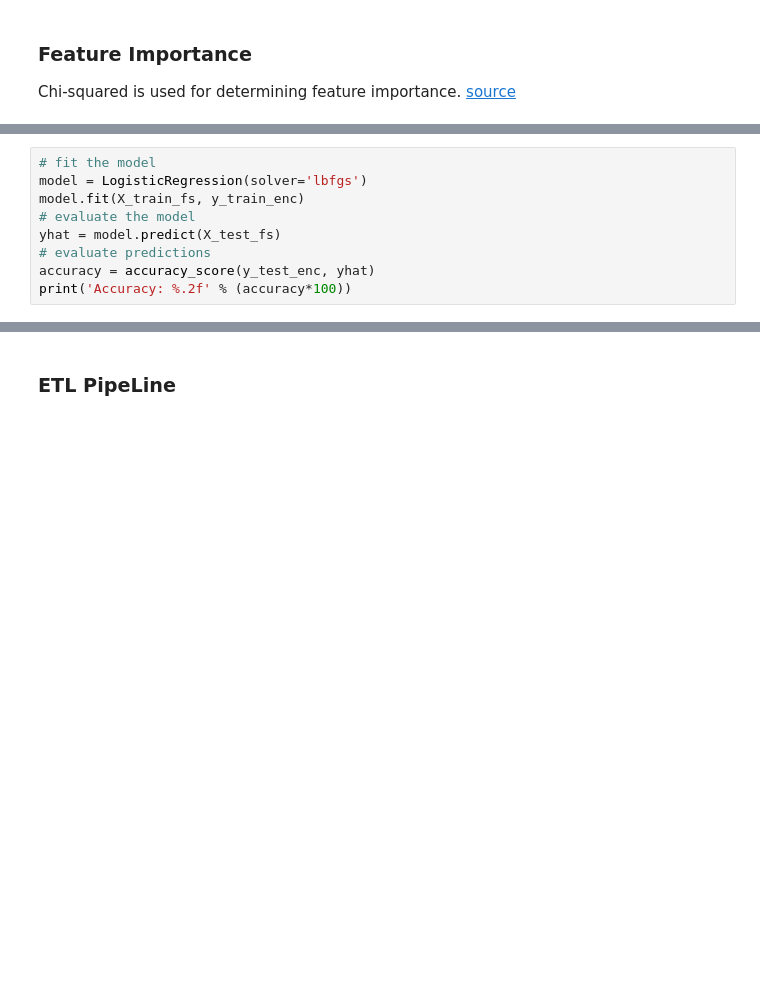
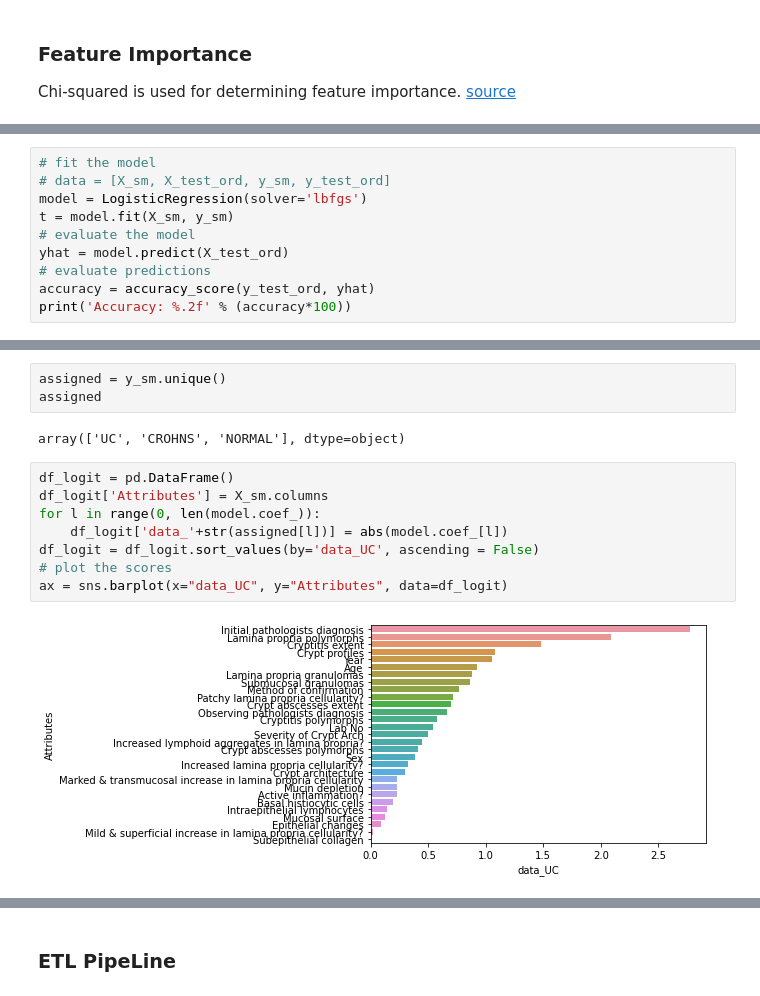
Before and after one commit to pretttyvo/Capstone_B, a Jupyter notebook: Jupyter notebook/CapStone B Final WB.ipynb, the cells around one changed output, grey strips where cells are left out. Drawn from its saved outputs; the diff is of its cells as text; blank space fills up the shorter version.

```diff
--- a/Jupyter notebook/CapStone B Final WB.ipynb
+++ b/Jupyter notebook/CapStone B Final WB.ipynb
@@ -1029,9 +1064,10 @@ pyplot.show()
 # %%
 # fit the model
+# data = [X_sm, X_test_ord, y_sm, y_test_ord]
 model = LogisticRegression(solver='lbfgs')
-model.fit(X_train_fs, y_train_enc)
+t = model.fit(X_sm, y_sm)
 # evaluate the model
-yhat = model.predict(X_test_fs)
+yhat = model.predict(X_test_ord)
 # evaluate predictions
-accuracy = accuracy_score(y_test_enc, yhat)
+accuracy = accuracy_score(y_test_ord, yhat)
 print('Accuracy: %.2f' % (accuracy*100))
@@ -1037,0 +1083,15 @@ print('Accuracy: %.2f' % (accuracy*100))
+# %%
+assigned = y_sm.unique()
+assigned
+# %% [output]
+array(['UC', 'CROHNS', 'NORMAL'], dtype=object)
+# %%
+df_logit = pd.DataFrame()
+df_logit['Attributes'] = X_sm.columns
+for l in range(0, len(model.coef_)):
+    df_logit['data_'+str(assigned[l])] = abs(model.coef_[l])
+df_logit = df_logit.sort_values(by='data_UC', ascending = False)
+# plot the scores
+ax = sns.barplot(x="data_UC", y="Attributes", data=df_logit)
+# %% [output]
+[figure, added]
```
Also changed, not shown: parts of 32 cells of this notebook, 1 other file.
